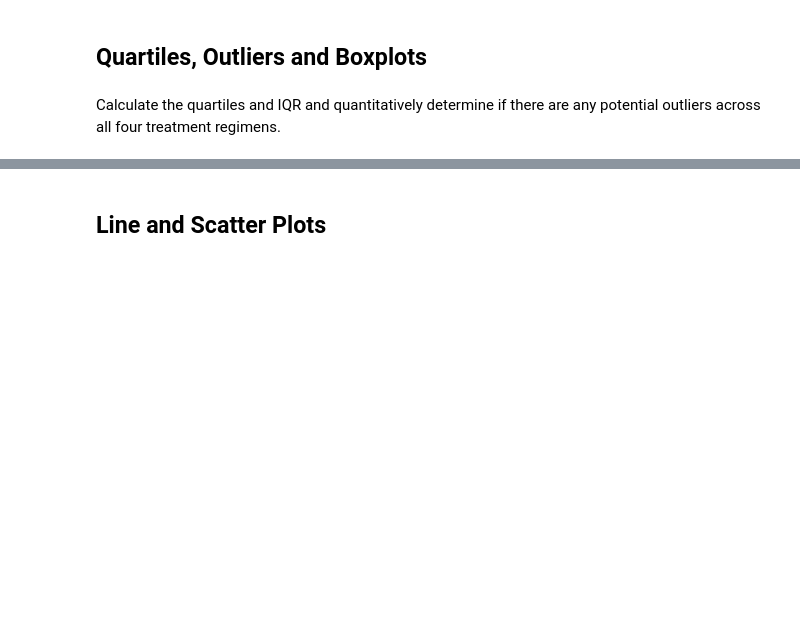
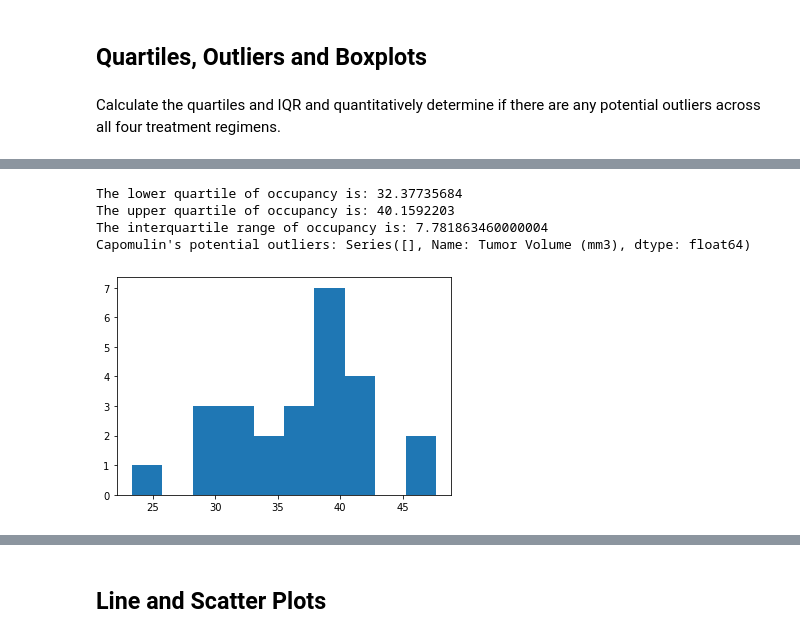
Before and after one commit to Ssimoes48/Plots-Matplotlib, a Jupyter notebook: pymaceuticals_starter.ipynb, the cells around one changed output, grey strips where cells are left out. Cells and saved outputs as stored; diff of their text form; code cells hidden in the pictures; blank space fills up the shorter version.

```diff
--- a/pymaceuticals_starter.ipynb
+++ b/pymaceuticals_starter.ipynb
@@ -205,0 +225,22 @@ Calculate the quartiles and IQR and quantitatively determine if there are any po
+# %%
+#Capomulin Data
+plt.hist(capomulin_data)
+
+c_quartile = capomulin_data.quantile([.25,.5,.75])
+c_lowerq = c_quartile[.25]
+c_upperq = c_quartile[.75]
+c_iqr = c_upperq-c_lowerq
+c_lower_bound = c_lowerq - (1.5*c_iqr)
+c_upper_bound = c_upperq + (1.5*c_iqr)
+c_outliers = capomulin_data.loc[(capomulin_data < c_lower_bound) | (capomulin_data > c_upper_bound)]
+
+print(f"The lower quartile of occupancy is: {c_lowerq}")
+print(f"The upper quartile of occupancy is: {c_upperq}")
+print(f"The interquartile range of occupancy is: {c_iqr}")
+print(f"Capomulin's potential outliers: {c_outliers}")
+# %% [output]
+The lower quartile of occupancy is: 32.37735684
+The upper quartile of occupancy is: 40.1592203
+The interquartile range of occupancy is: 7.781863460000004
+Capomulin's potential outliers: Series([], Name: Tumor Volume (mm3), dtype: float64)
+[figure, added]
```
Also changed, not shown: parts of 9 cells of this notebook.
